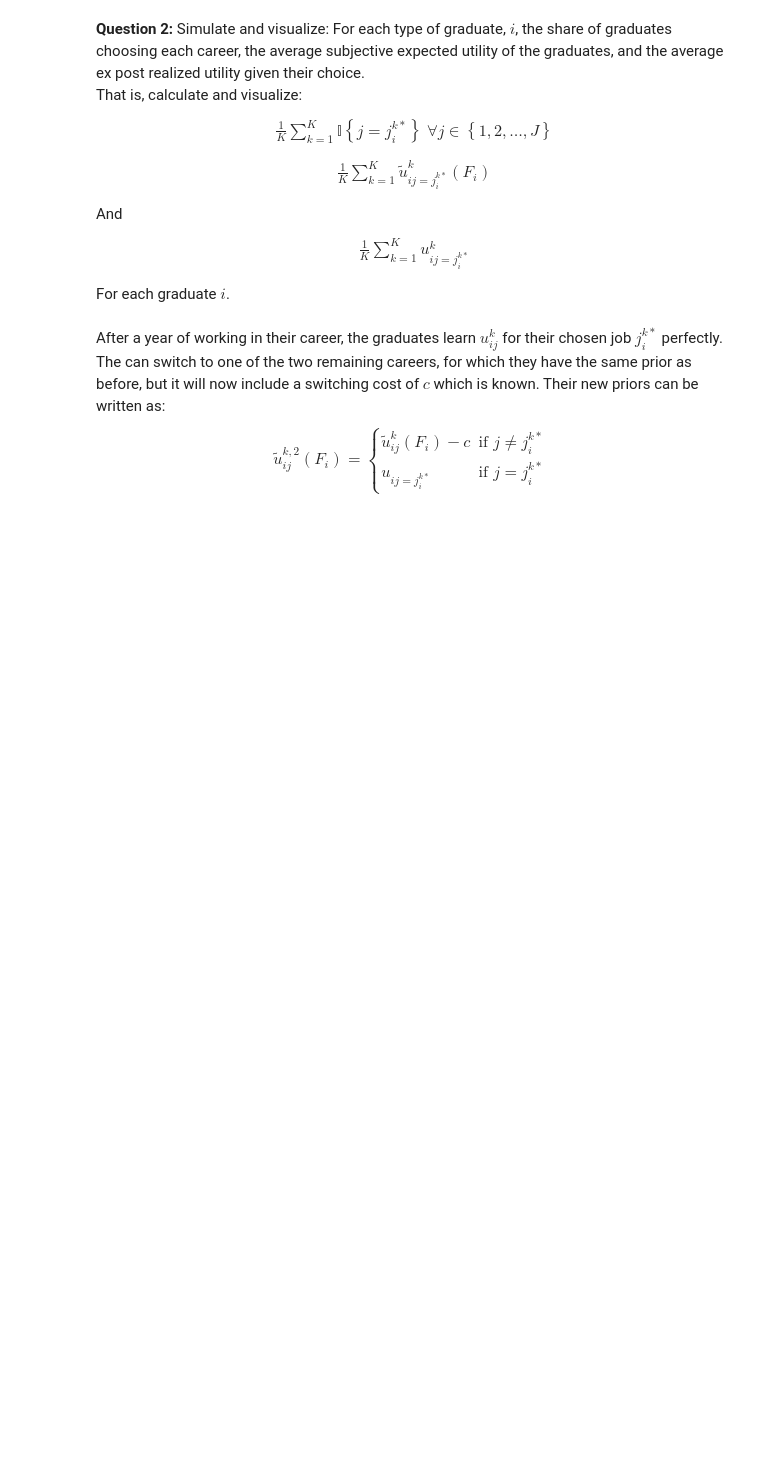
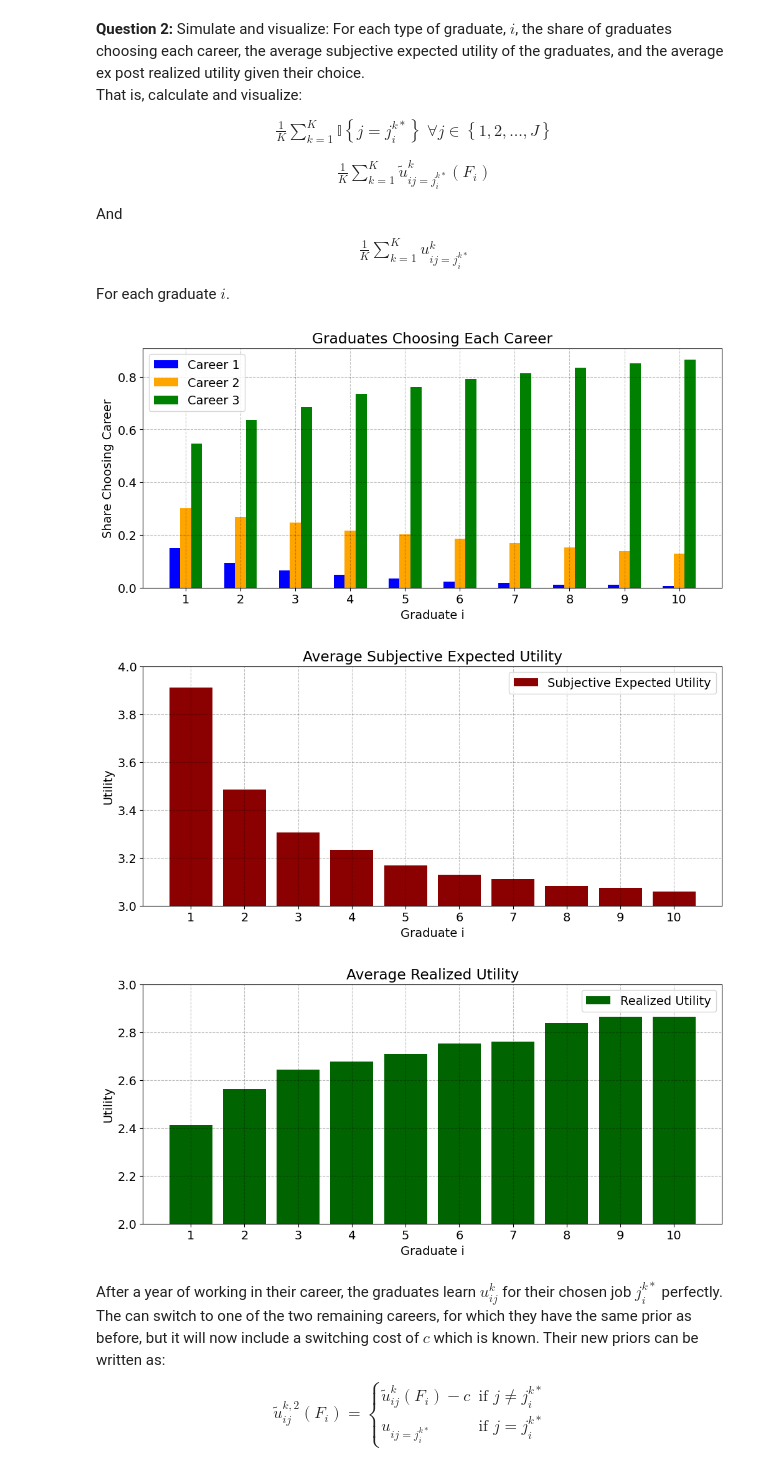
Before and after one commit to NumEconCopenhagen/projects-2024-darja-christian, a Jupyter notebook: examproject/exam_2024.ipynb, the cells around one changed output. Cells and saved outputs as stored; diff of their text form; code cells hidden in the pictures; blank space fills up the shorter version.

```diff
--- a/examproject/exam_2024.ipynb
+++ b/examproject/exam_2024.ipynb
@@ -206,0 +202,7 @@ par.c = 1
+# %%
+# write your answer here
+# Output results
+for j in range(par.J):
+    print(f"Career {j+1}:")
+    print(f"  Expected Utility: {expected_utility_1[j]}")
+    print(f"  Average Realized Utility: {realized_utility_1[j]}")
@@ -246,3 +256,67 @@ For each graduate $i$.
+# %%
+# Write your answer here
+# Visualization
+plt.figure(figsize=(12, 5))
+width = 0.2  # Width of each bar
+colors = ['blue', 'orange', 'green']  # Define colors for each career
+labels = [f'Career {j + 1}' for j in range(par.J)]
+
+
+
+# Create grouped bar plot
+for j in range(par.J):
+    plt.bar(np.arange(1, par.N + 1) + j * width - width, share_careers[:, j], width=width, color=colors[j], label=labels[j])
+
+plt.xticks(range(1, par.N+1))
+plt.xlabel('Graduate i')
+plt.ylabel('Share Choosing Career')
+plt.title('Graduates Choosing Each Career')
+plt.legend()
+plt.grid(True)
+plt.show()
+
+## same plot as the first one but as a line plot
+#plt.figure(figsize=(12, 5))
+#colors = ['blue', 'orange', 'green']  # Define colors for each career
+#for j in range(par.J):
+#    plt.plot(np.arange(1, par.N + 1), share_careers[:, j], marker = 'o', alpha=0.8, color=colors[j], label=f'Career {j + 1}')
+#plt.xticks(range(1, par.N + 1))
+#plt.xlabel('Graduate i')
+#plt.ylabel('Share Choosing Career')
+#plt.title('Graduates Choosing Each Career')
+#plt.legend()
+#plt.grid(True)
+#plt.show()
+
+
+
+# Average subjective expected utility
+plt.figure(figsize=(12, 5))
+plt.bar(range(1, par.N + 1), avg_subjective_utility, label='Subjective Expected Utility', color = "darkred")
+plt.ylim(3,4)
+plt.xticks(range(1, par.N + 1))
+plt.xlabel('Graduate i')
+plt.ylabel('Utility')
+plt.title('Average Subjective Expected Utility')
+plt.legend()
+plt.grid(True)
+plt.show()
+
+# Average realized utility
+plt.figure(figsize=(12, 5))
+plt.bar(range(1, par.N + 1), avg_realized_utility, color='darkgreen', label='Realized Utility')
+plt.xticks(range(1, par.N + 1))
+plt.ylim(2,3)
+plt.xlabel('Graduate i')
+plt.ylabel('Utility')
+plt.title('Average Realized Utility')
+plt.legend(loc='upper right')
+plt.grid(True)
+plt.show()
+# %% [output]
+[figure, added]
+[figure, added]
+[figure, added]
 # %% [markdown]
 After a year of working in their career, the graduates learn $u^k_{ij}$ for their chosen job $j_i^{k*}$ perfectly. <br>
 The can switch to one of the two remaining careers, for which they have the same prior as before, but it will now include a switching cost of $c$ which is known.
```
Also changed, not shown: parts of 15 cells of this notebook.
